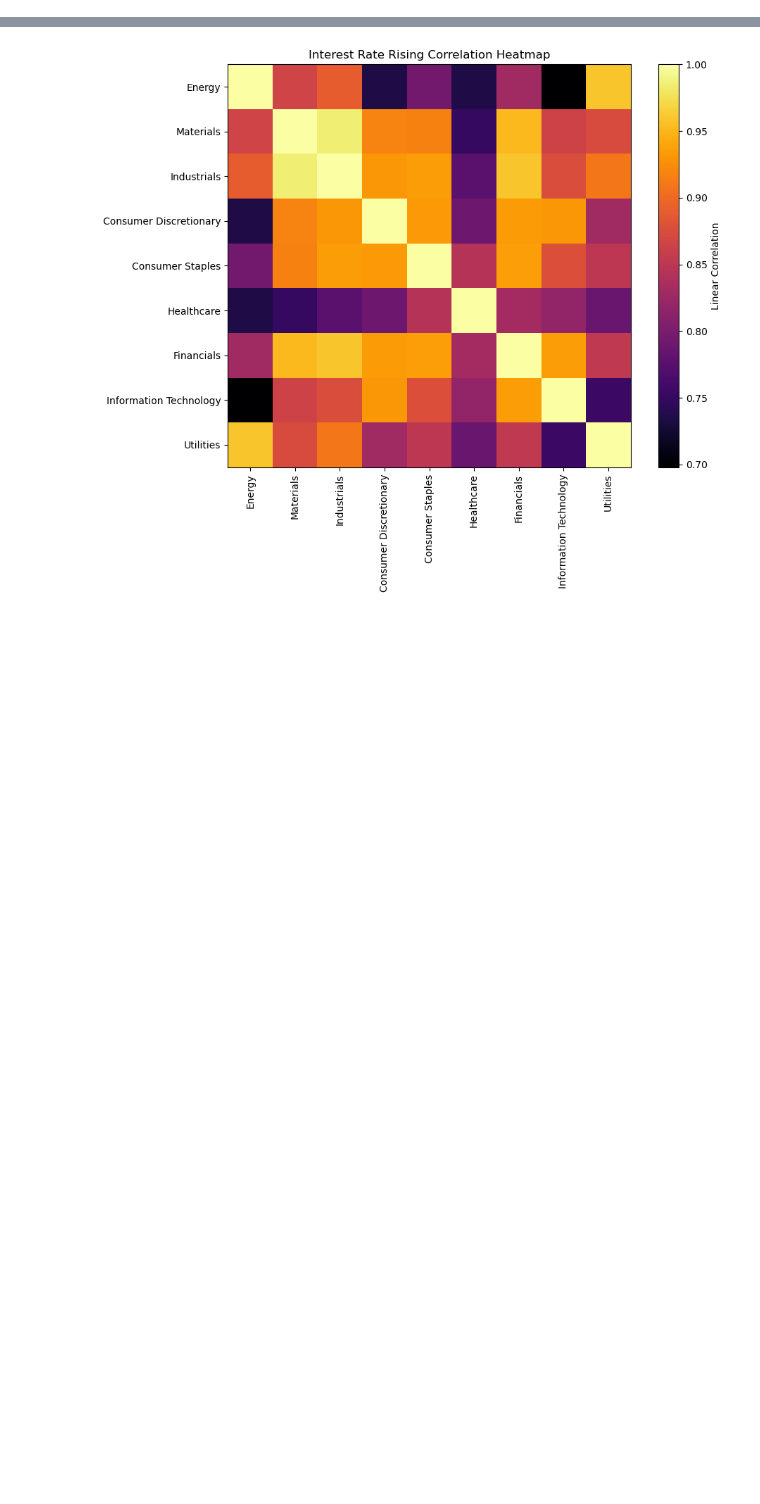
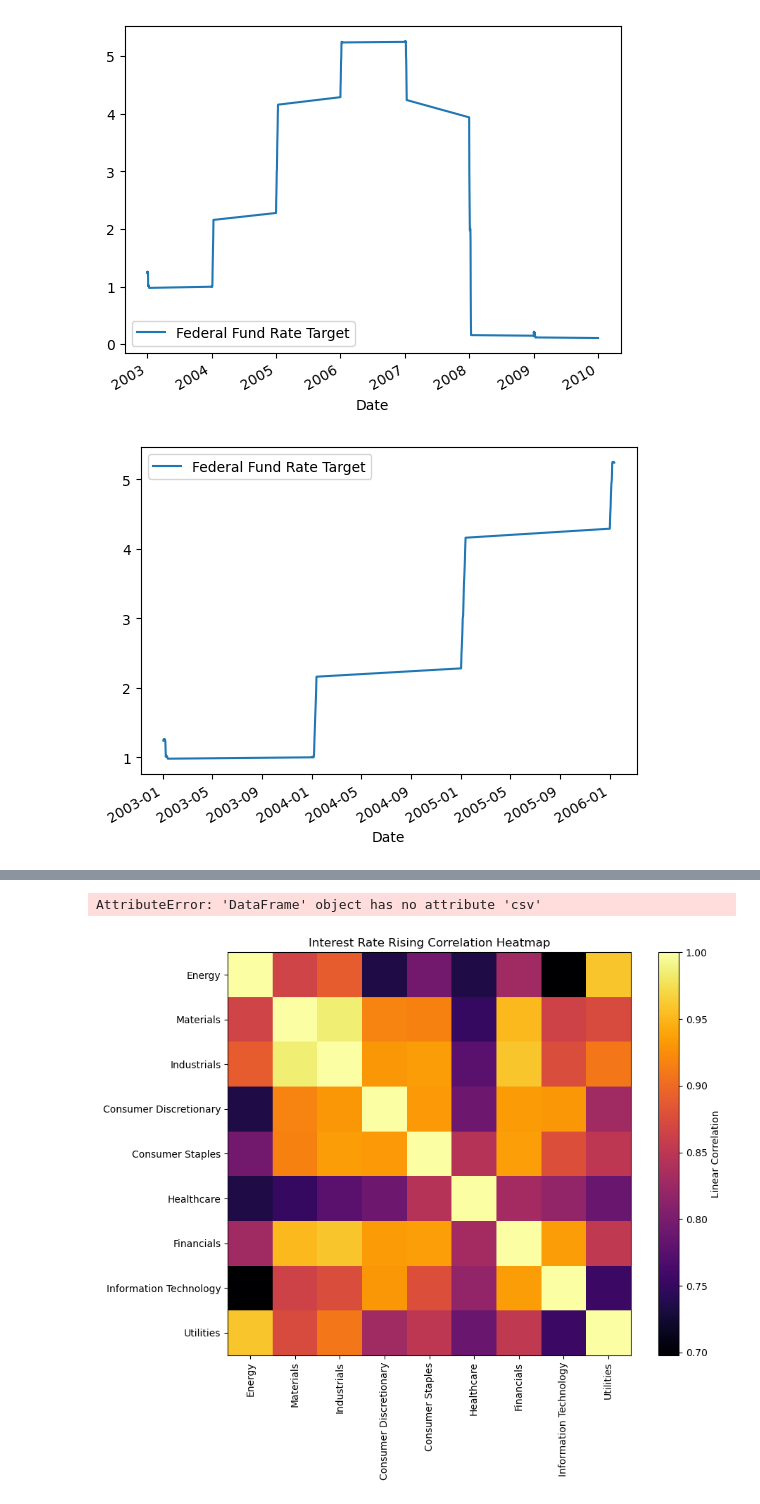
Before and after one commit to RealFakeDoor/Project-one, a Jupyter notebook: Main.ipynb, the cells around one changed output, grey strips where cells are left out. Cells and saved outputs as stored; diff of their text form; code cells hidden in the pictures; blank space fills up the shorter version.

```diff
--- a/Main.ipynb
+++ b/Main.ipynb
@@ -24,0 +7,19 @@ Correlation_matrix_lowering = df_Lowering_FEDFUND.corr()
+# %%
+FedFund_df = pd.read_csv('FEDFUND_DF.csv')
+
+FedFund_df = FedFund_df.rename(columns={'date': 'Date'})
+
+# Convert 'Date' column to datetime format
+FedFund_df['Date'] = pd.to_datetime(FedFund_df['Date'])
+
+# Define start and end dates
+start_date = ['2003-01-01',           '2003-01-01',          '2006-06-06']
+end_date =   ['2010-01-01',           '2006-06-06',          '2010-01-01']
+
+# Filter DataFrame between start and end dates
+for i in range(0,len(start_date)):
+    FedFund_TS = FedFund_df[(FedFund_df['Date'] >= start_date[i]) & (FedFund_df['Date'] <= end_date[i])]
+    FedFund_TS.plot('Date','Federal Fund Rate Target')
+# %% [output]
+[figure, added]
+[figure, added]
@@ -24,0 +27,11 @@ Correlation_matrix_lowering = df_Lowering_FEDFUND.corr()
+# %%
+path = 'Sector_data_TOTAL.csv'
+Sector_Data_Total = pd.read_csv(path)
+
+# Filter DataFrame between start and end dates
+labels = ['Total_Fed_Cycle','FedFund_Rising','FedFund_Lowering']
+for i in range(0,len(start_date)):
+    sector_filtered_df = Sector_Data_Total[(Sector_Data_Total['Date'] >= start_date[i]) & (Sector_Data_Total.csv['Date'] <= end_date[i])]
+    sector_filtered_df.to_csv(f'{labels[i]}.csv', index=False)
+# %% [output]
+AttributeError: 'DataFrame' object has no attribute 'csv'
```
Also changed, not shown: parts of 14 cells of this notebook.
